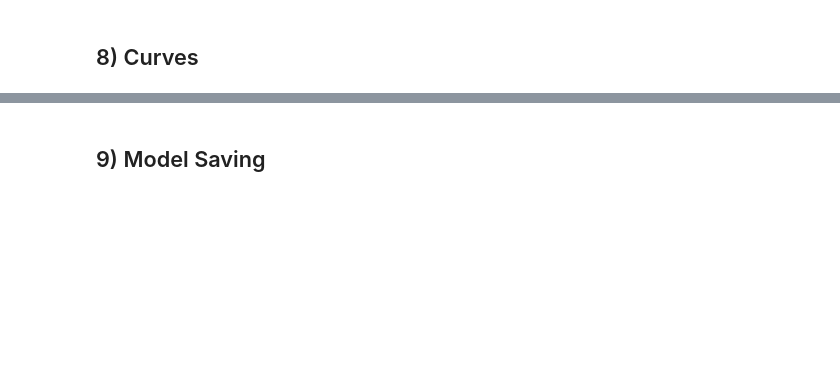
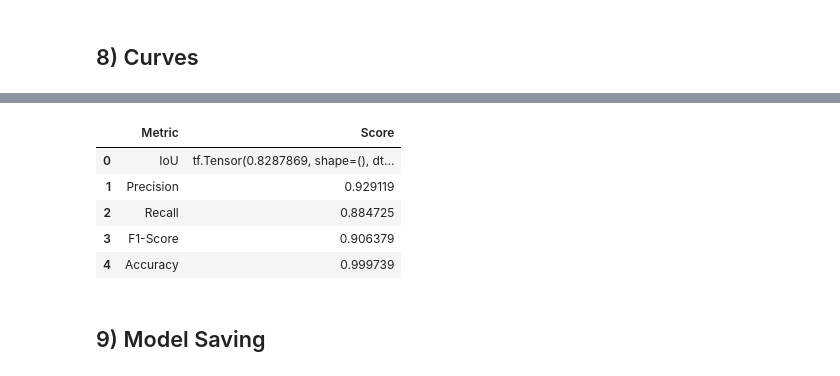
Before and after one commit to fajrunwm/ctscan, a Jupyter notebook: Lung_Cancer_U_Net_2D.ipynb, the cells around one changed output, grey strips where cells are left out. Saved outputs shown, nothing was run; the diff lists cells and outputs as text; code cells hidden in the pictures; blank space fills up the shorter version.

```diff
--- a/Lung_Cancer_U_Net_2D.ipynb
+++ b/Lung_Cancer_U_Net_2D.ipynb
@@ -275,0 +276,28 @@ plt.tight_layout(); plt.show()
+# %%
+from sklearn.metrics import precision_score, recall_score, f1_score, accuracy_score
+
+# Make predictions on the validation set using the 'model' directly
+Y_pred_val = model.predict(X_val)
+
+# Convert predictions to binary masks (threshold at 0.5)
+Y_pred_val_binary = (Y_pred_val > 0.5).astype(np.float32)
+
+# Flatten the ground truth and predicted masks for scikit-learn metrics
+y_true_flat = Y_val.flatten()
+y_pred_flat = Y_pred_val_binary.flatten()
+
+# Calculate metrics
+overall_iou = iou_metric(Y_val, Y_pred_val_binary)
+precision = precision_score(y_true_flat, y_pred_flat)
+recall = recall_score(y_true_flat, y_pred_flat)
+f1 = f1_score(y_true_flat, y_pred_flat)
+accuracy = accuracy_score(y_true_flat, y_pred_flat)
+
+# Create a DataFrame to display the metrics
+metrics_df = pd.DataFrame({
+    'Metric': ['IoU', 'Precision', 'Recall', 'F1-Score', 'Accuracy'],
+    'Score': [overall_iou, precision, recall, f1, accuracy]
+})
+
+metrics_df.round(4)
+# %% [output]
@@ -276,3 +305,9 @@ plt.tight_layout(); plt.show()
+|  | Metric | Score |
+| 0 | IoU | tf.Tensor(0.8287869, shape=(), dt... |
+| 1 | Precision | 0.929119 |
+| 2 | Recall | 0.884725 |
+| 3 | F1-Score | 0.906379 |
+| 4 | Accuracy | 0.999739 |
 # %% [markdown]
 ## 9) Model Saving
 # %%
```
Also changed, not shown: parts of 10 cells of this notebook.
